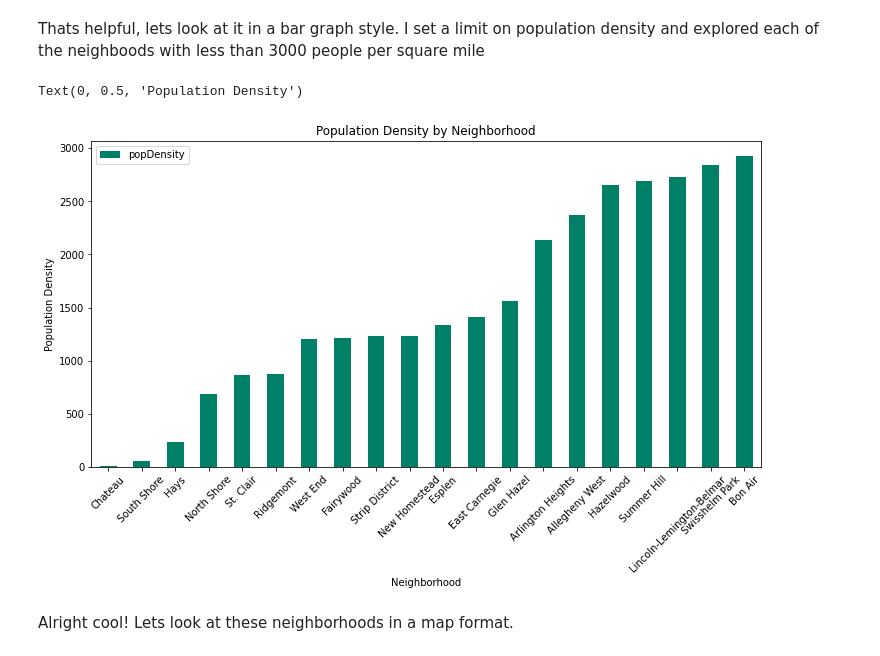
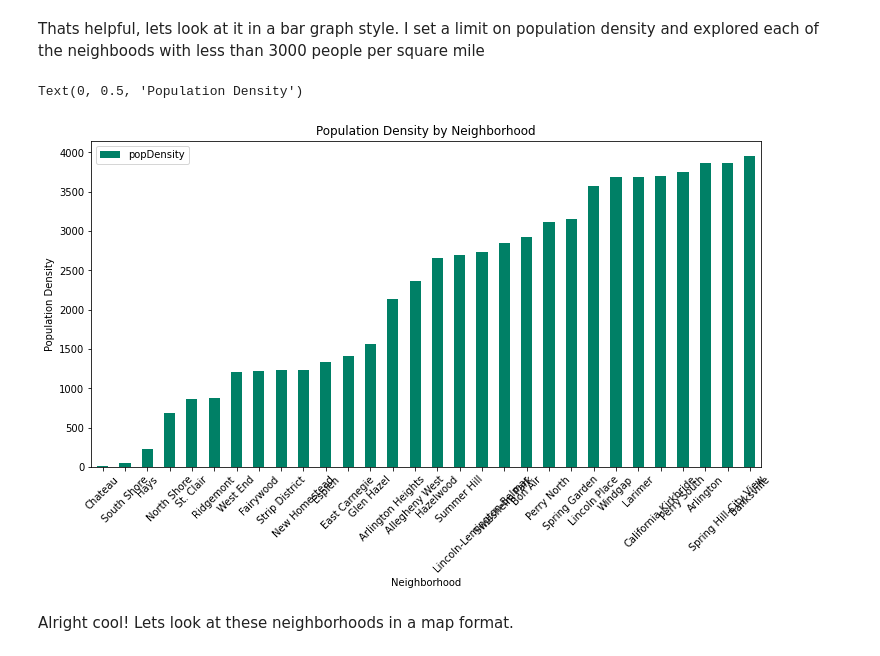
Before and after one commit to anikaGJ/toBeAPanther, a Jupyter notebook: BestNeighborhoodProject.ipynb, the cells around one changed output. Cells and saved outputs as stored; diff of their text form; code cells hidden in the pictures.

```diff
--- a/BestNeighborhoodProject.ipynb
+++ b/BestNeighborhoodProject.ipynb
@@ -176,19 +163,19 @@ density.head(20)
 # %% [markdown]
 Thats helpful, lets look at it in a bar graph style. I set a limit on population density and explored each of the neighboods with less than 3000 people per square mile
 # %%
-limit = 3000
+limit = 4000
 bar_mask = density['popDensity'] < limit
 
 lowPop = density[bar_mask]
 
 chart = lowPop.plot.bar(x="Neighborhood", y="popDensity", colormap="summer", rot=45, figsize=(12,6))
 
 chart.set_title("Population Density by Neighborhood")
 chart.set_xlabel("Neighborhood")
 chart.set_ylabel("Population Density")
 # %% [output]
 Text(0, 0.5, 'Population Density')
-[figure, old version]
+[figure, new version]
 # %% [markdown]
 Alright cool! Lets look at these neighborhoods in a map format.
 # %%
```
Also changed, not shown: parts of 2 cells of this notebook, 6 other files.
